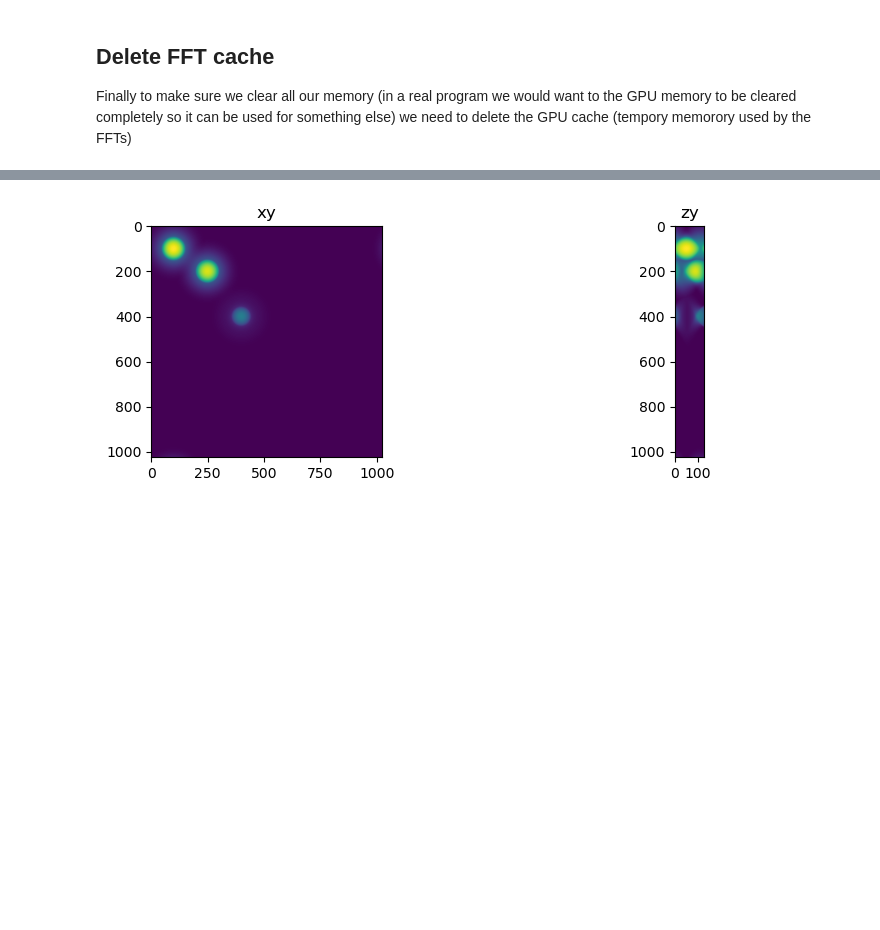
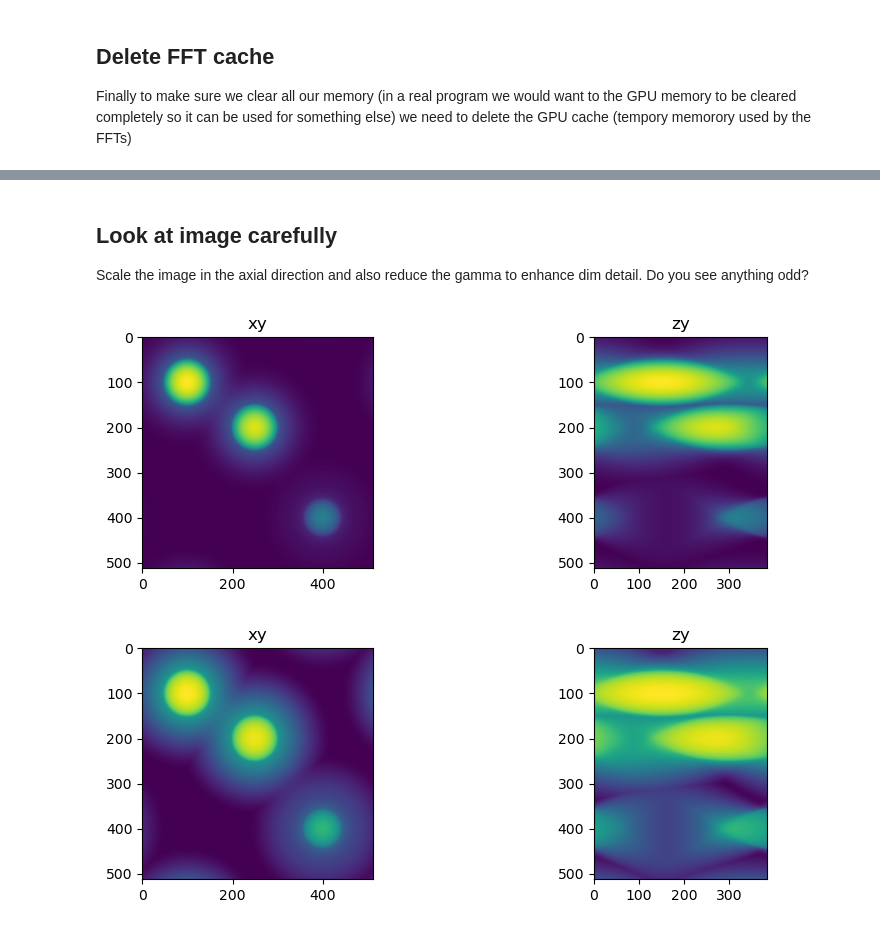
Before and after one commit to BiAPoL/PoL-BioImage-Analysis-TS-GPU-Accelerated-Image-Analysis, a Jupyter notebook: docs/30_Deconvolution/2_cupy_forward.ipynb, the cells around one changed output, grey strips where cells are left out. Drawn from its saved outputs; the diff is of its cells as text; code cells hidden in the pictures; blank space fills up the shorter version.

```diff
--- a/docs/30_Deconvolution/2_cupy_forward.ipynb
+++ b/docs/30_Deconvolution/2_cupy_forward.ipynb
@@ -298,5 +300,11 @@ Before clearing fft cache, used = 1.001953125
 After clearing fft cache, used = 0.0
-# %%
-fig = show_xy_zy_max(convolved)
-# %% [output]
-[figure, removed]
+# %% [markdown]
+## Look at image carefully
+
+Scale the image in the axial direction and also reduce the gamma to enhance dim detail.  Do you see anything odd?
+# %%
+fig = show_xy_zy_max(convolved, sxy=1, sz=3)
+fig = show_xy_zy_max(convolved, sxy=1, sz=3, gamma=0.5)
+# %% [output]
+[figure, added]
+[figure, added]
```
Also changed, not shown: parts of 12 cells of this notebook, 3 other files.
